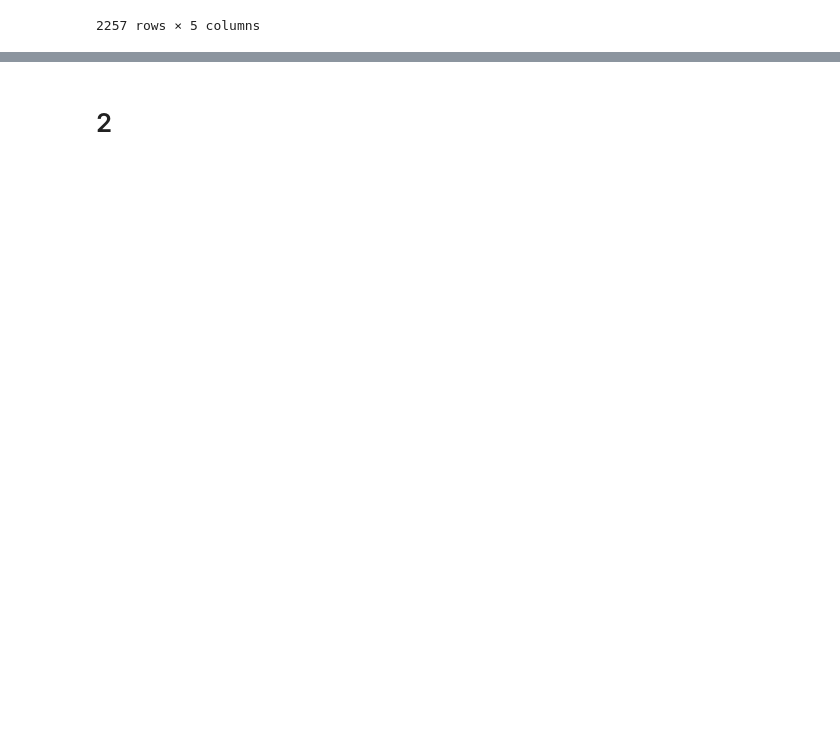
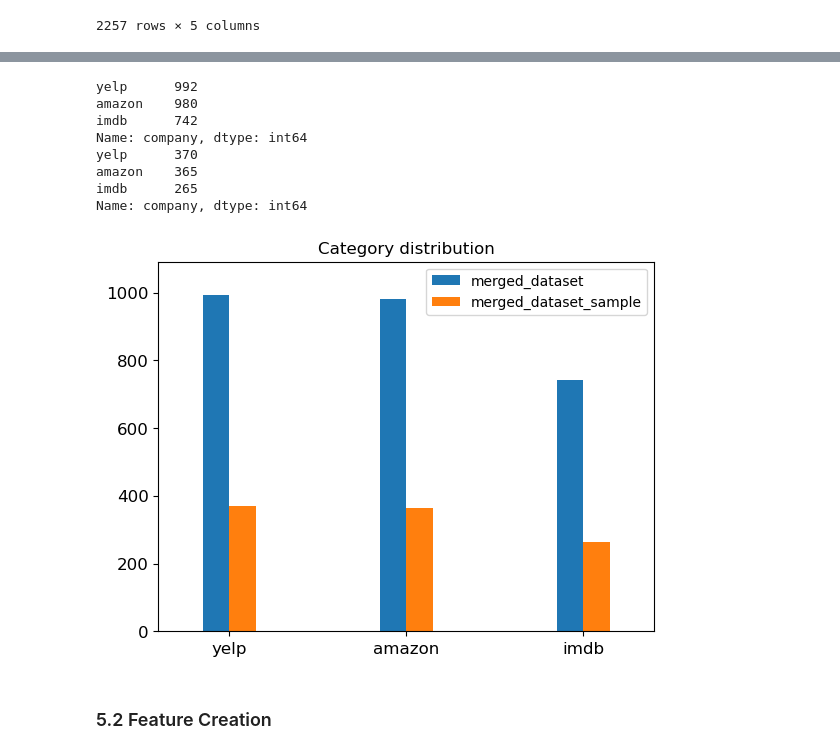
Before and after one commit to CrazyRyan0812/DM2022-Lab1-Master, a Jupyter notebook: DM2022-Lab1-Homework.ipynb, the cells around one changed output, grey strips where cells are left out. Saved outputs shown, nothing was run; the diff lists cells and outputs as text; code cells hidden in the pictures; blank space fills up the shorter version.

```diff
--- a/DM2022-Lab1-Homework.ipynb
+++ b/DM2022-Lab1-Homework.ipynb
@@ -462,0 +610,9 @@ X
+# %%
+# dummy record as dictionary format
+dummy_dict = [{'sentence': 'dummy_record',
+               'score': 1
+              }]
+
+merged_dataset = pd.concat([merged_dataset, pd.DataFrame(dummy_dict)], ignore_index=True)
+print(len(merged_dataset))
+merged_dataset.isnull().apply(lambda x: dmh.check_missing_values(x))
@@ -462,0 +624,4 @@ X
+# %%
+merged_dataset.dropna(inplace=True)
+print(len(merged_dataset))
+merged_dataset.isnull().apply(lambda x: dmh.check_missing_values(x))
@@ -462,0 +661,3 @@ X
+# %%
+merged_dataset.drop_duplicates(keep=False, inplace=True) # inplace applies changes directly on our dataframe
+len(merged_dataset)
@@ -462,0 +669,4 @@ X
+# %%
+merged_dataset_sample = merged_dataset.sample(n=1000) #random state
+print(len(merged_dataset))
+merged_dataset_sample[0:4]
@@ -463,2 +680,25 @@ X
+# %%
+print(merged_dataset.company.value_counts())
+print(merged_dataset_sample.company.value_counts())
+
+
+upper_bound = max(merged_dataset.company.value_counts()) * 1.1
+np.random.seed(42)
+
+combine = pd.concat([merged_dataset.company.value_counts(), merged_dataset_sample.company.value_counts()], axis=1)
+combine.columns = ["merged_dataset", "merged_dataset_sample"]
+combine.plot(kind="bar",title = 'Category distribution',ylim = [0, upper_bound],
+                                           rot = 0, fontsize = 12, width=0.3)
+plt.show()
+# %% [output]
+yelp      992
+amazon    980
+imdb      742
+Name: company, dtype: int64
+yelp      370
+amazon    365
+imdb      265
+Name: company, dtype: int64
+[figure, added]
 # %% [markdown]
-# 2
+### 5.2 Feature Creation
```
Also changed, not shown: parts of 52 cells of this notebook, 4 other files.
